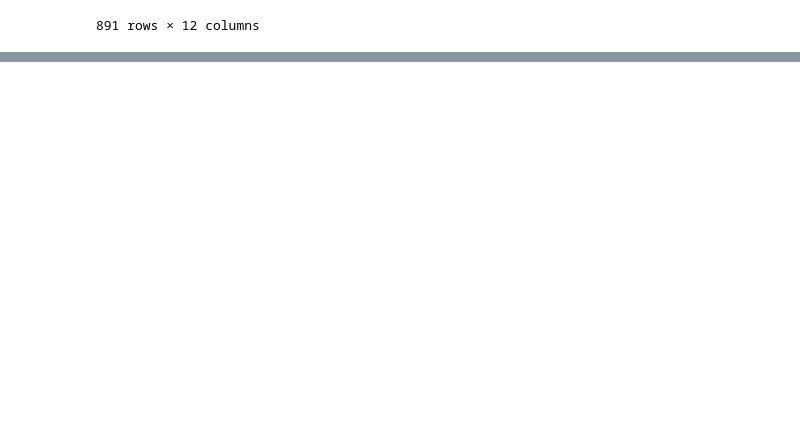
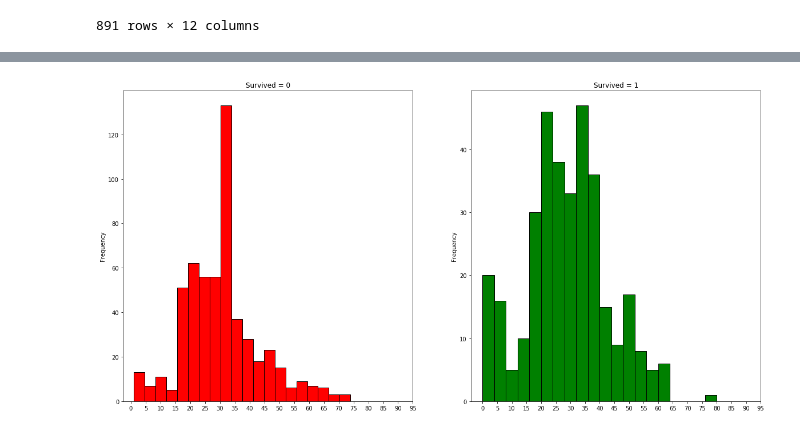
Before and after one commit to tsdmrfth/titanic-survivals-logistic-regression-kaggle-submission, a Jupyter notebook: titanic-survivals-logistic-regression.ipynb, the cells around one changed output, grey strips where cells are left out. Cells and saved outputs as stored; diff of their text form; code cells hidden in the pictures; blank space fills up the shorter version.

```diff
--- a/titanic-survivals-logistic-regression.ipynb
+++ b/titanic-survivals-logistic-regression.ipynb
@@ -44,0 +128,4 @@ y_train = df_train['Survived'][:, np.newaxis]
+# %%
+df_train['Presents']=0
+for i in df_train:
+    df_train['Presents'] = df_train.Name.str.extract('([A-Za-z]+)\.')
@@ -44,0 +141,6 @@ y_train = df_train['Survived'][:, np.newaxis]
+# %%
+df_train['Presents'].replace(
+    ['Mlle', 'Mme', 'Ms', 'Dr', 'Major', 'Lady', 'Countess', 'Jonkheer', 'Col', 'Rev', 'Capt', 'Sir', 'Don'],
+    ['Miss', 'Miss', 'Miss', 'Other', 'Mr', 'Mrs', 'Mrs', 'Other', 'Other', 'Other', 'Mr', 'Mr', 'Mr'],
+    inplace=True
+)
@@ -44,0 +173,2 @@ y_train = df_train['Survived'][:, np.newaxis]
+# %%
+df_train['Age'] = df_train.groupby('Presents')['Age'].transform(lambda x: x.fillna(x.mean()))
@@ -44,0 +202,16 @@ y_train = df_train['Survived'][:, np.newaxis]
+# %%
+df_train.Age = df_train.Age.round()
+# %%
+f, ax = plt.subplots(1, 2, figsize=(20, 10))
+df_train[df_train['Survived'] == 0].Age.plot.hist(ax = ax[0], bins = 20,
+                                                  edgecolor = 'black', color = 'red')
+ax[0].set_title('Survived = 0')
+ranges = list(range(0,100,5))
+ax[0].set_xticks(ranges)
+df_train[df_train['Survived'] == 1].Age.plot.hist(ax = ax[1], color = 'green',
+                                                  bins = 20, edgecolor = 'black')
+ax[1].set_title('Survived = 1')
+ax[1].set_xticks(ranges)
+plt.show()
+# %% [output]
+[figure, added]
```
Also changed, not shown: parts of 18 cells of this notebook, 1 other file.
